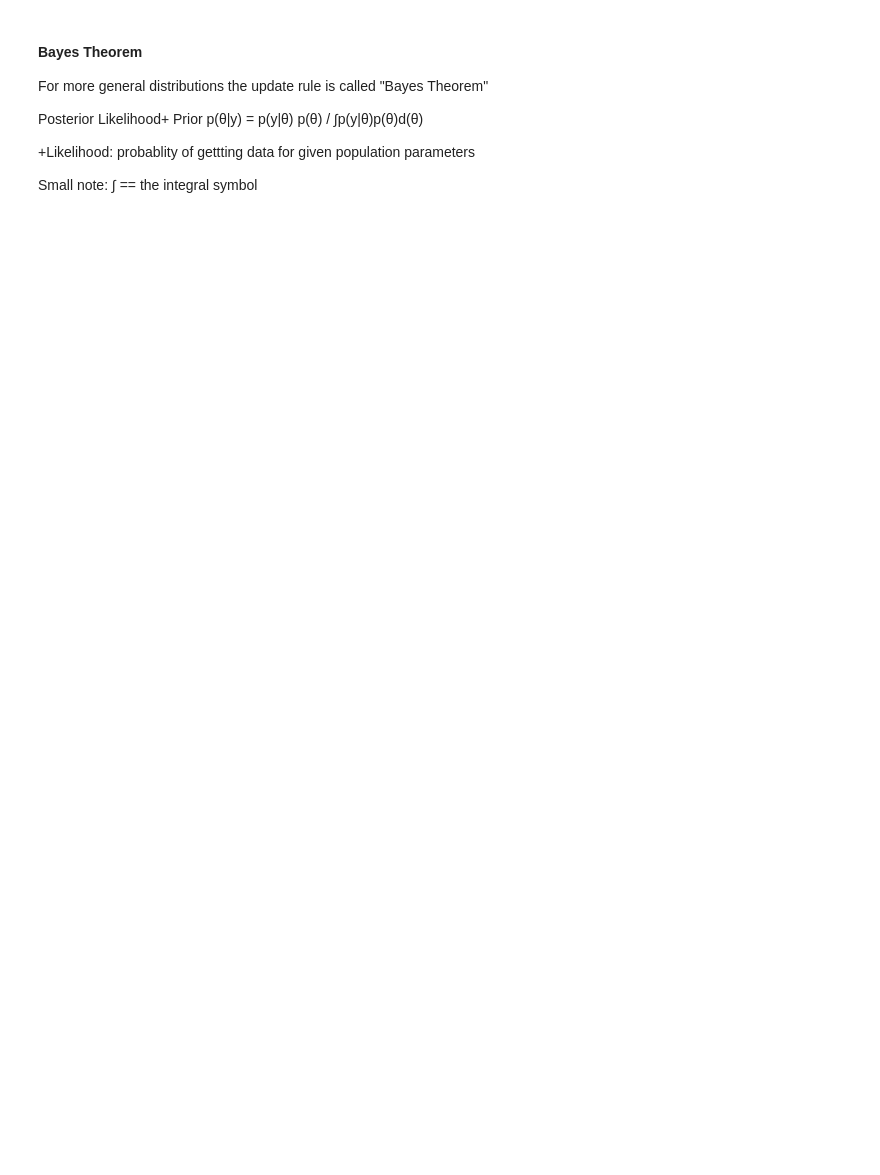
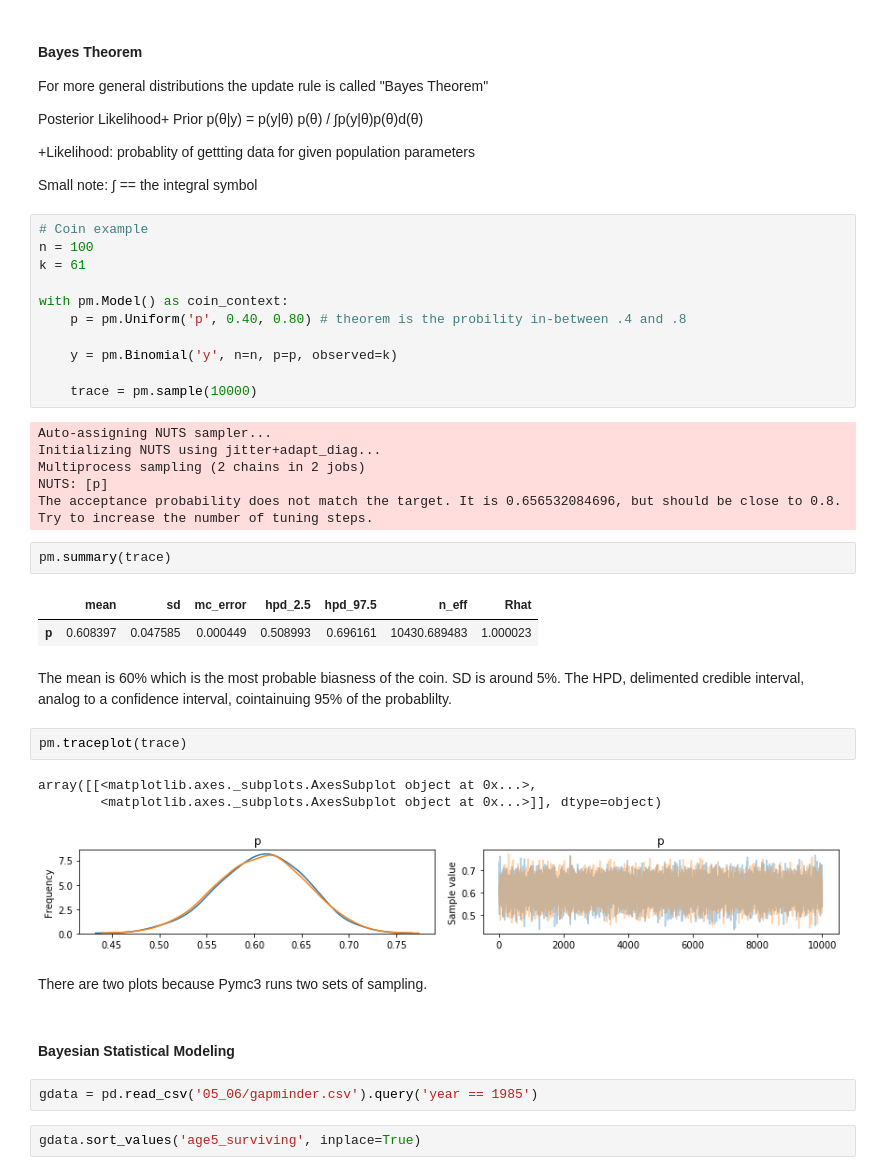
Before and after one commit to fabianfranklinhuffstead/VariousDatasetAnalysis, a Jupyter notebook: Exercise Files/chapter5/workbook_05_06.ipynb, the cells around one changed output. Saved outputs shown, nothing was run; the diff lists cells and outputs as text; blank space fills up the shorter version.

```diff
--- a/Exercise Files/chapter5/workbook_05_06.ipynb
+++ b/Exercise Files/chapter5/workbook_05_06.ipynb
@@ -37,3 +38,41 @@ p(θ|y) =      p(y|θ)     p(θ)   /   ∫p(y|θ)p(θ)d(θ)
 +Likelihood: probablity of gettting data for given population parameters
 
 Small note: ∫ == the integral symbol
+# %%
+# Coin example
+n = 100
+k = 61
+
+with pm.Model() as coin_context:
+    p = pm.Uniform('p', 0.40, 0.80) # theorem is the probility in-between .4 and .8
+
+    y = pm.Binomial('y', n=n, p=p, observed=k)
+
+    trace = pm.sample(10000)
+# %% [output]
+Auto-assigning NUTS sampler...
+Initializing NUTS using jitter+adapt_diag...
+Multiprocess sampling (2 chains in 2 jobs)
+NUTS: [p]
+The acceptance probability does not match the target. It is 0.656532084696, but should be close to 0.8. Try to increase the number of tuning steps.
+# %%
+pm.summary(trace)
+# %% [output]
+|  | mean | sd | mc_error | hpd_2.5 | hpd_97.5 | n_eff | Rhat |
+| p | 0.608397 | 0.047585 | 0.000449 | 0.508993 | 0.696161 | 10430.689483 | 1.000023 |
+# %% [markdown]
+The mean is 60% which is the most probable biasness of the coin. SD is around 5%. The HPD, delimented credible interval, analog to a confidence interval, cointainuing 95% of the probablilty.
+# %%
+pm.traceplot(trace)
+# %% [output]
+array([[<matplotlib.axes._subplots.AxesSubplot object at 0x...>,
+        <matplotlib.axes._subplots.AxesSubplot object at 0x...>]], dtype=object)
+[figure, added]
+# %% [markdown]
+There are two plots because Pymc3 runs two sets of sampling.
+# %% [markdown]
+#### Bayesian Statistical Modeling
+# %%
+gdata = pd.read_csv('05_06/gapminder.csv').query('year == 1985')
+# %%
+gdata.sort_values('age5_surviving', inplace=True)
```
Also changed, not shown: parts of 13 cells of this notebook.
